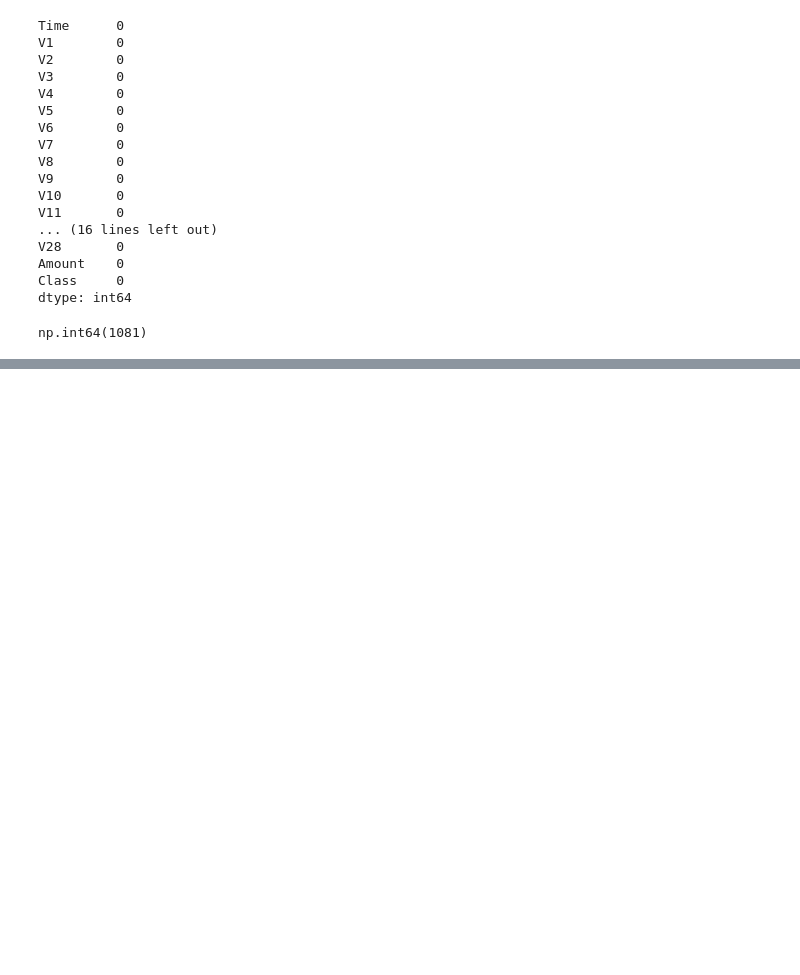
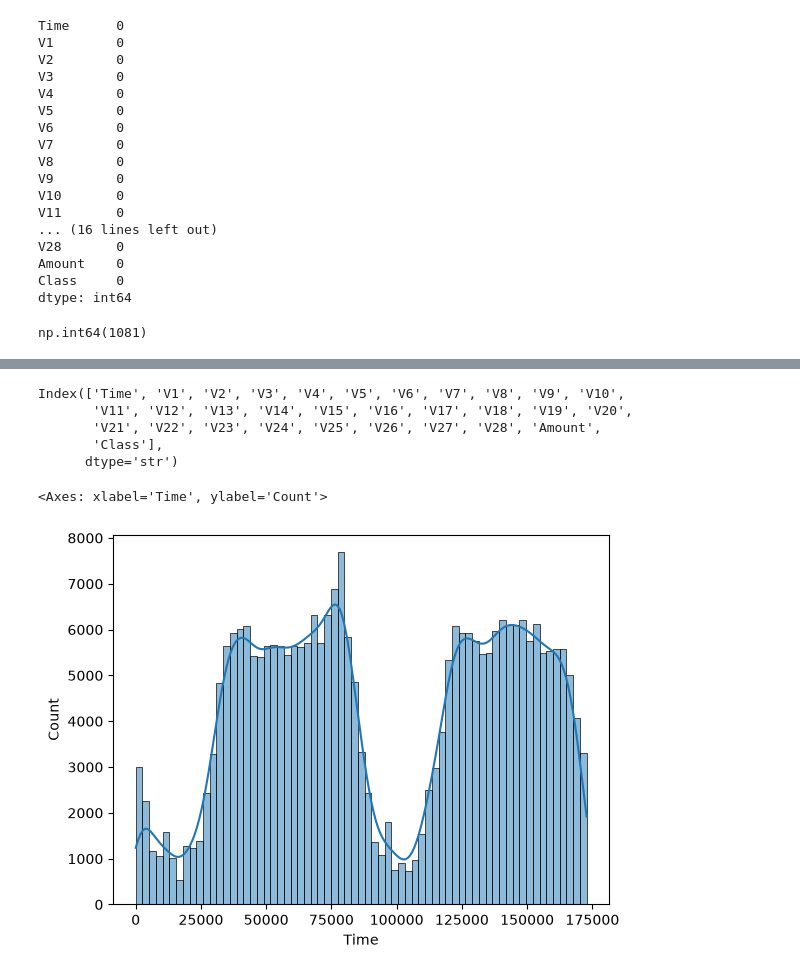
Before and after one commit to rahul-gitt/MY-PROJECTS, a Jupyter notebook: FraudGuard AI — Credit Card Fraud Detection/mian.ipynb, the cells around one changed output, grey strips where cells are left out. Cells and saved outputs as stored; diff of their text form; code cells hidden in the pictures; blank space fills up the shorter version.

```diff
--- a/FraudGuard AI — Credit Card Fraud Detection/mian.ipynb
+++ b/FraudGuard AI — Credit Card Fraud Detection/mian.ipynb
@@ -80,0 +97,13 @@ df = df.drop_duplicates()
+# %%
+df.columns
+# %% [output]
+Index(['Time', 'V1', 'V2', 'V3', 'V4', 'V5', 'V6', 'V7', 'V8', 'V9', 'V10',
+       'V11', 'V12', 'V13', 'V14', 'V15', 'V16', 'V17', 'V18', 'V19', 'V20',
+       'V21', 'V22', 'V23', 'V24', 'V25', 'V26', 'V27', 'V28', 'Amount',
+       'Class'],
+      dtype='str')
+# %%
+sns.histplot(x= df['Time'], kde= True)
+# %% [output]
+<Axes: xlabel='Time', ylabel='Count'>
+[figure, added]
```
Also changed, not shown: parts of 4 cells of this notebook.
